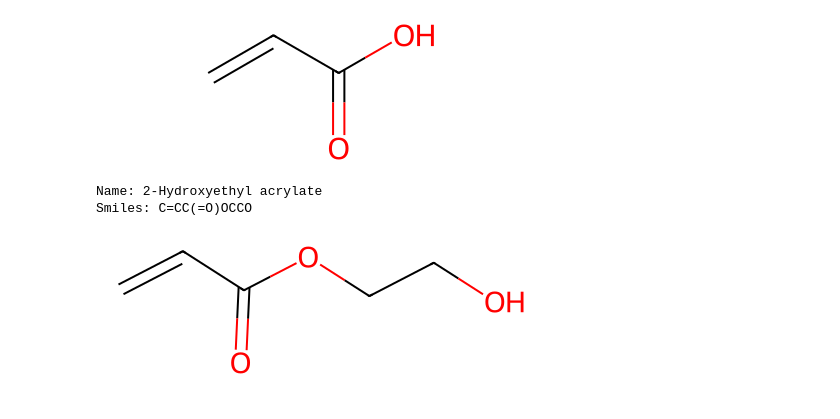
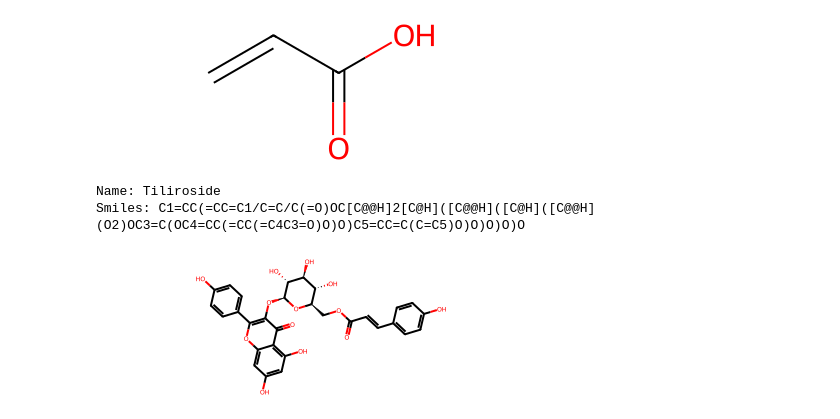
Before and after one commit to gabrielogia/Pipeline, a Jupyter notebook: pipeline_box_pubchem.ipynb, the cells around one changed output. Cells and saved outputs as stored; diff of their text form; code cells hidden in the pictures.

```diff
--- a/pipeline_box_pubchem.ipynb
+++ b/pipeline_box_pubchem.ipynb
@@ -61,15 +59,15 @@ Name: Acrylic acid
 Smiles: C=CC(=O)O
 [figure]
 # %%
-idd = 1
+idd = 20
 smlB = pubchem_smiles[idd]
 nameB = df['cmpdname'][idd]
 print('Name: '+nameB)
 
 print('Smiles: '+smlB)
 mB = Chem.MolFromSmiles(smlB)
 mB
 # %% [output]
-Name: 2-Hydroxyethyl acrylate
-Smiles: C=CC(=O)OCCO
+Name: Tiliroside
+Smiles: C1=CC(=CC=C1/C=C/C(=O)OC[C@@H]2[C@H]([C@@H]([C@H]([C@@H](O2)OC3=C(OC4=CC(=CC(=C4C3=O)O)O)C5=CC=C(C=C5)O)O)O)O)O
-[figure, old version]
+[figure, new version]
```
Also changed, not shown: parts of 11 cells of this notebook.
